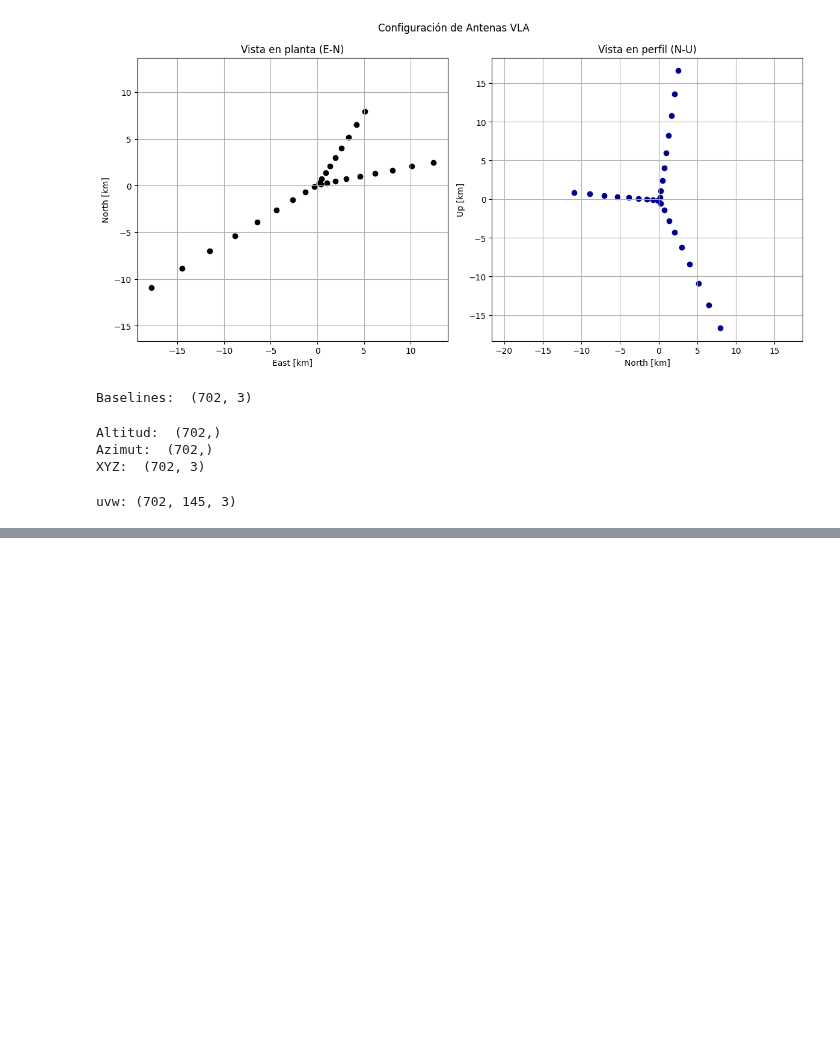
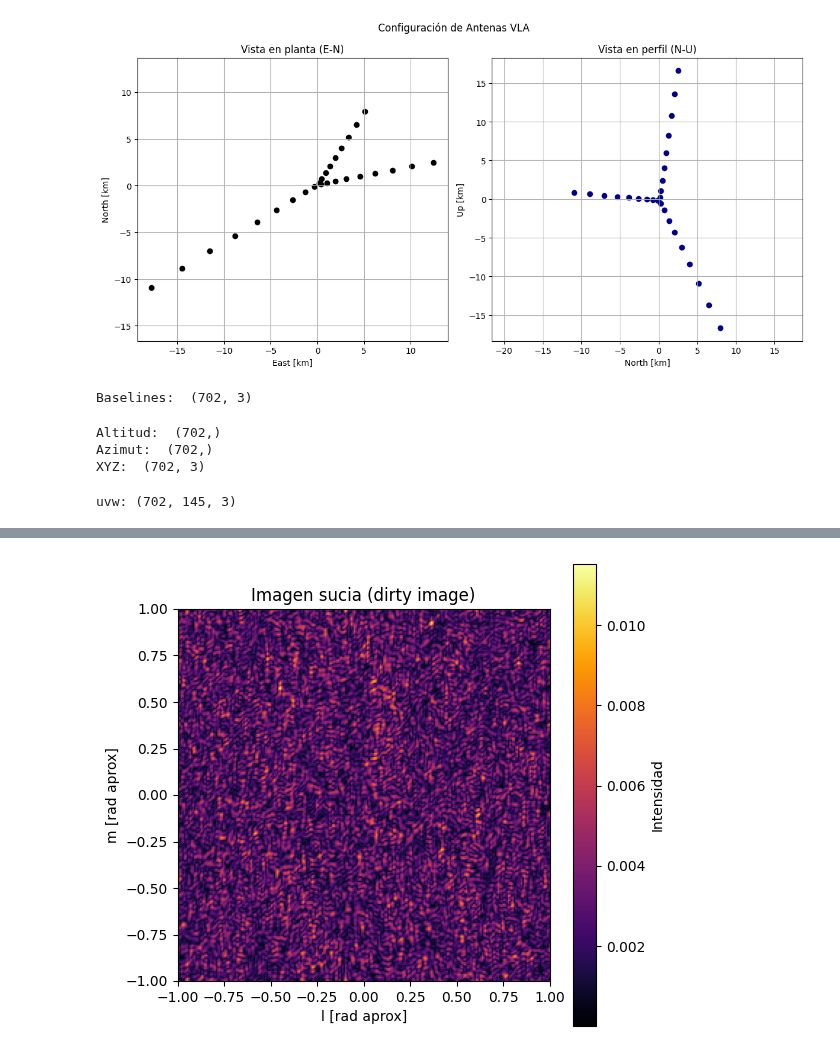
Before and after one commit to Mieres7/RadioInterferometry, a Jupyter notebook: lab1/laboratory1.ipynb, the cells around one changed output, grey strips where cells are left out. Cells and saved outputs as stored; diff of their text form; code cells hidden in the pictures; blank space fills up the shorter version.

```diff
--- a/lab1/laboratory1.ipynb
+++ b/lab1/laboratory1.ipynb
@@ -679,0 +831,15 @@ plt.show()
+# %%
+from numpy.fft import fftshift, ifftshift, ifft2
+
+image = fftshift(ifft2(ifftshift(VG)))
+intensity = np.log1p(np.abs(image))
+
+plt.figure(figsize=(6,6))
+plt.imshow(intensity, origin='lower', cmap='inferno', extent=[-1,1,-1,1])
+plt.xlabel('l [rad aprox]')
+plt.ylabel('m [rad aprox]')
+plt.title('Imagen sucia (dirty image)')
+plt.colorbar(label='Intensidad')
+plt.show()
+# %% [output]
+[figure, added]
```
Also changed, not shown: parts of 11 cells of this notebook, 2 other files.
